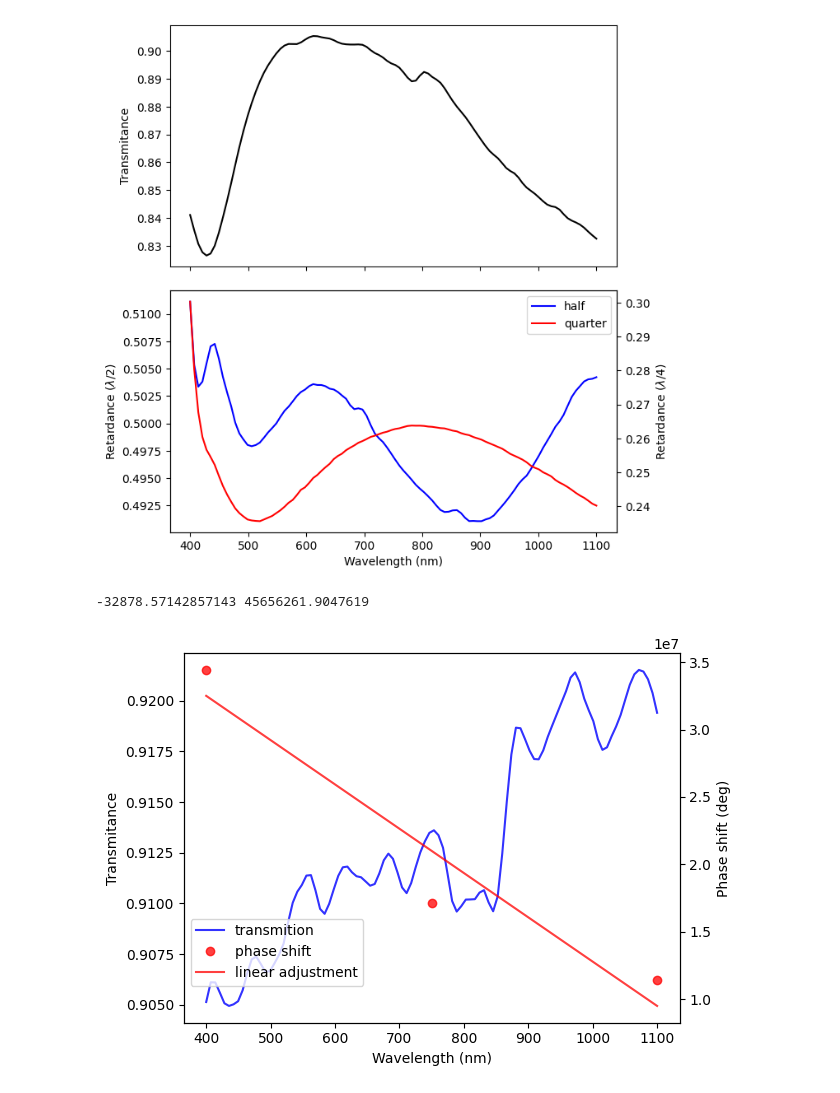
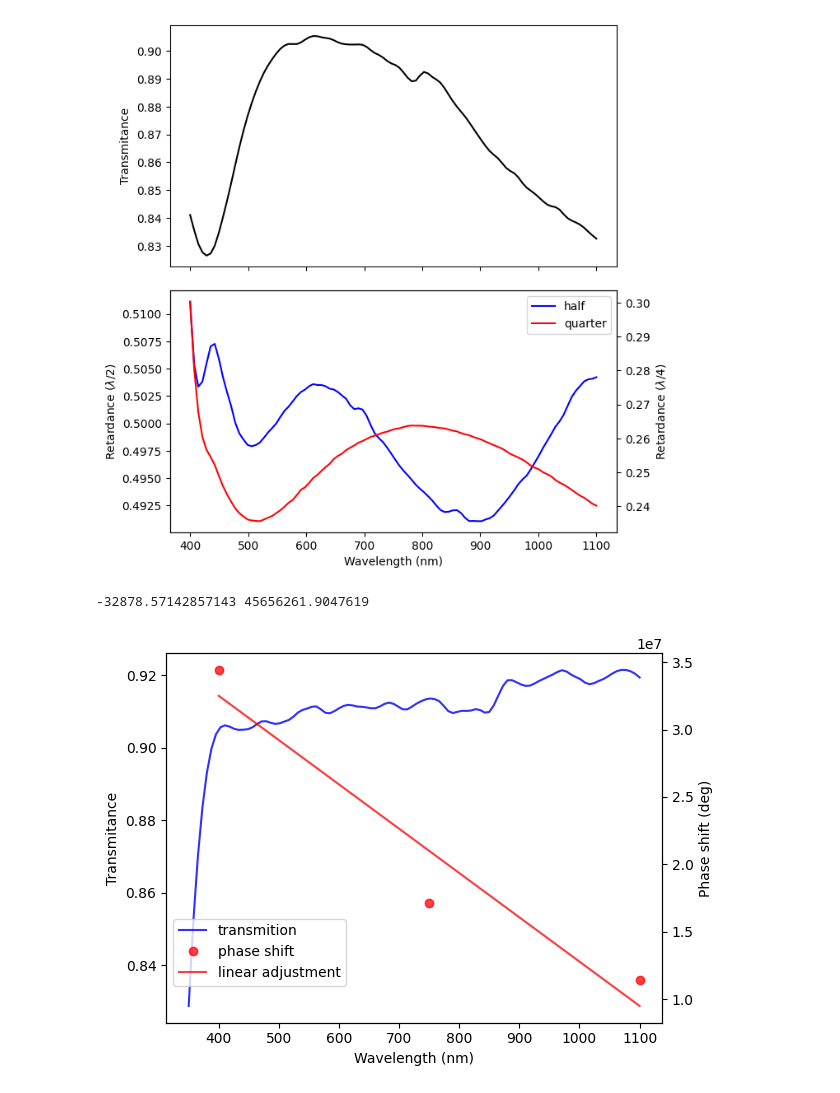
Before and after one commit to DBernardes/AIS, a Jupyter notebook: spectral_responses.ipynb, the cells around one changed output. Saved outputs shown, nothing was run; the diff lists cells and outputs as text; code cells hidden in the pictures.

```diff
--- a/spectral_responses.ipynb
+++ b/spectral_responses.ipynb
@@ -177,7 +148,7 @@ from AIS.Artificial_Image_Simulator import Artificial_Image_Simulator
 # http://svo2.cab.inta-csic.es/svo/theory/fps3/index.php?id=SLOAN/SDSS.g&&mode=browse&gname=SLOAN&gname2=SDSS#filter
 
 sed = np.ones(100)
-wv = np.linspace(400, 1100, 100)
+wv = np.linspace(350, 1100, 100)
 colors = ["r", "g", "b", "k"]
 
 ccd_operation_mode = {
@@ -458,35 +429,35 @@ with open(os.path.join(base_path, file), "r") as file:
 
 for line in text[1:4]:
     line = line.split(",")
     dict["wavelength"].append(float(line[0]))
     dict["shift"].append(float(line[2]))
 
 x, y = np.asarray(dict["wavelength"]), dict["shift"]
 slope, intercept, *_ = linregress(x, y)
 adjust = lambda x: slope * x + intercept
 print(slope, intercept)
 
 ch = Channel(1)
-wv = np.linspace(400, 1100, 100)
+wv = np.linspace(350, 1100, 100)
 depol = ch.get_spectral_response(wv, "depolarizer.csv")
 
 fig, ax1 = plt.subplots()
 ax1.plot(wv, depol, "b-", alpha=0.8, label="transmition")
 ax1.set_ylabel("Transmitance")
 ax1.set_xlabel("Wavelength (nm)")
 
 ax2 = ax1.twinx()
 ax2.plot(x, y, "ro", alpha=0.75, label="phase shift")
 ax2.plot(x, adjust(x), "r-", alpha=0.75, label="linear adjustment")
 ax2.set_ylabel("Phase shift (deg)")
 fig.legend(loc="upper left", bbox_to_anchor=(0, 0.3), bbox_transform=ax1.transAxes)
 
 plt.savefig(
     os.path.join("notebook", "figures", "depolarizador_transmissao.png"), dpi=300
 )
 # %% [output]
 -32878.57142857143 45656261.9047619
-[figure, old version]
+[figure, new version]
 # %%
 # PLOT SPECTRAL RESPONSE OF AN UNIQUE OPTICAL COMPONENT
 
```
Also changed, not shown: parts of 5 cells of this notebook, 10 other files.
